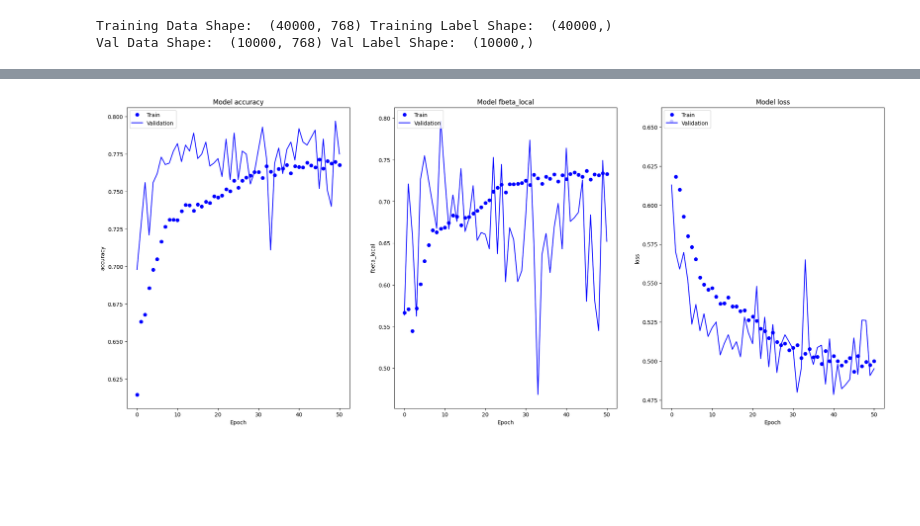
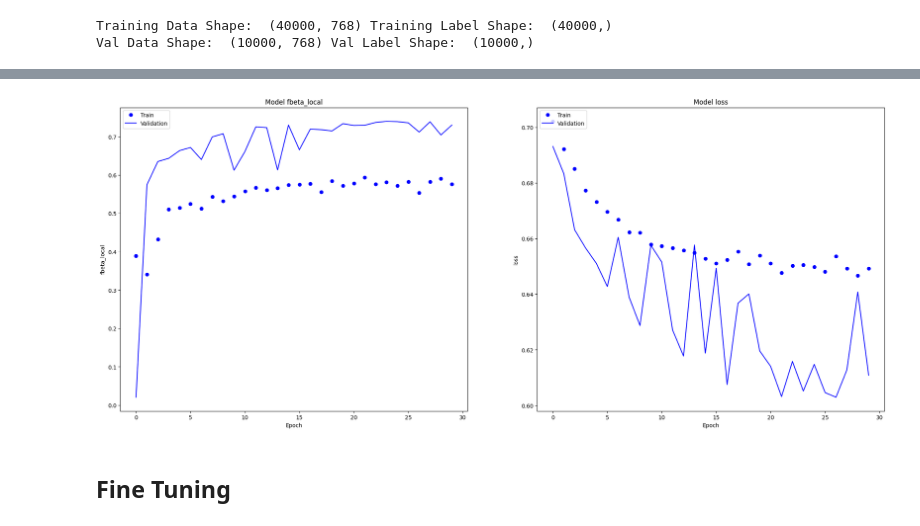
Before and after one commit to GhaidaAlAtoum/PlayGround_ML, a Jupyter notebook: Lab2/Lab2_Ghaida.ipynb, the cells around one changed output, grey strips where cells are left out. Drawn from its saved outputs; the diff is of its cells as text; code cells hidden in the pictures; blank space fills up the shorter version.

```diff
--- a/Lab2/Lab2_Ghaida.ipynb
+++ b/Lab2/Lab2_Ghaida.ipynb
@@ -47,4 +64,6 @@ Tensorflow version:  2.9.2
 Keras Version:  2.9.0
 System Version:  3.9.16 (main, Dec  7 2022, 01:11:51)
 [GCC 9.4.0]
+# %%
+LOAD_MODELS = False
 # %% [markdown]
@@ -69,0 +192,5 @@ tf.data.experimental.enable_debug_mode()
+# %%
+def load_history(model_name):
+    file_path = format_history_path_name(model_name)
+    with open(file_path, 'rb') as file_p:
+        return pickle.load(file_p)
@@ -601,24 +767,20 @@ Val Data Shape:  (10000, 768) Val Label Shape:  (10000,)
 def get_top_model():
     sequence_input = Input(shape=(bert_out_dimension,))
 
-    # x = layers.Dense(512, activation='relu')(sequence_input)
-    # x = layers.Dropout(0.5)(x)
-    x = layers.Dense(256, activation='relu')(sequence_input)
+    x = layers.Dense(512, activation='relu')(sequence_input)
+    x = layers.Dropout(0.5)(x)
+    x = layers.Dense(256, activation='relu')(x)
     x = layers.Dropout(0.5)(x)
     x = layers.Dense(128, activation='relu')(x)
-    x = layers.Dropout(0.2)(x)
+    x = layers.Dropout(0.5)(x)
     preds = layers.Dense(1, activation='sigmoid')(x)
 
-    top_model = Model(sequence_input, preds)
-    # compile and add loss function. Cross entropy seems like a good choice
-    # using the "binary_crossentropy" allows us to represent the output as 0 or 1
+    top_model = Model(sequence_input, preds, name="TOP_MODEL")
+
     top_model.compile(
+        loss='binary_crossentropy',
         optimizer='adam',
-        loss='binary_crossentropy',
-        metrics=[
-            'accuracy',
-            fbeta_local
-        ]
+        metrics=['accuracy', fbeta_local]
     )
 
     return top_model
@@ -687,0 +787,10 @@ top_model_with_bottlenecks = []
+# %%
+top_model = None
+top_model_with_bottlenecks = []
+if LOAD_MODELS:
+    top_model = load_model("TOP_MODEL")
+    top_model_with_bottlenecks = load_history("TOP_MODEL")
+else:
+    top_model = get_top_model()
+
+top_model.summary()
@@ -718,13 +845,15 @@ Wall time: 5min 3s
 <keras.engine.functional.Functional at 0x...>
 # %%
-plot_results(
-    'top_model',
-    ['accuracy', 'fbeta_local', 'loss'],
-    ['accuracy','val_accuracy', 'fbeta_local', 'val_fbeta_local', 'loss','val_loss'],
+plot_learning_curves(
+    top_model.name,
+    METRICS_TO_PLOT,
+    METRICS_IN_HISTORIES,
     top_model_with_bottlenecks
 )
 # %% [output]
-[figure, old version]
+[figure, new version]
+# %% [markdown]
+## Fine Tuning
 # %%
 def get_combined_model(bert_base_model, top_model, max_tokenization_len):
     in_id = tf.keras.layers.Input(shape=(max_tokenization_len,), name="input_ids", dtype='int32')
```
Also changed, not shown: parts of 113 cells of this notebook.
